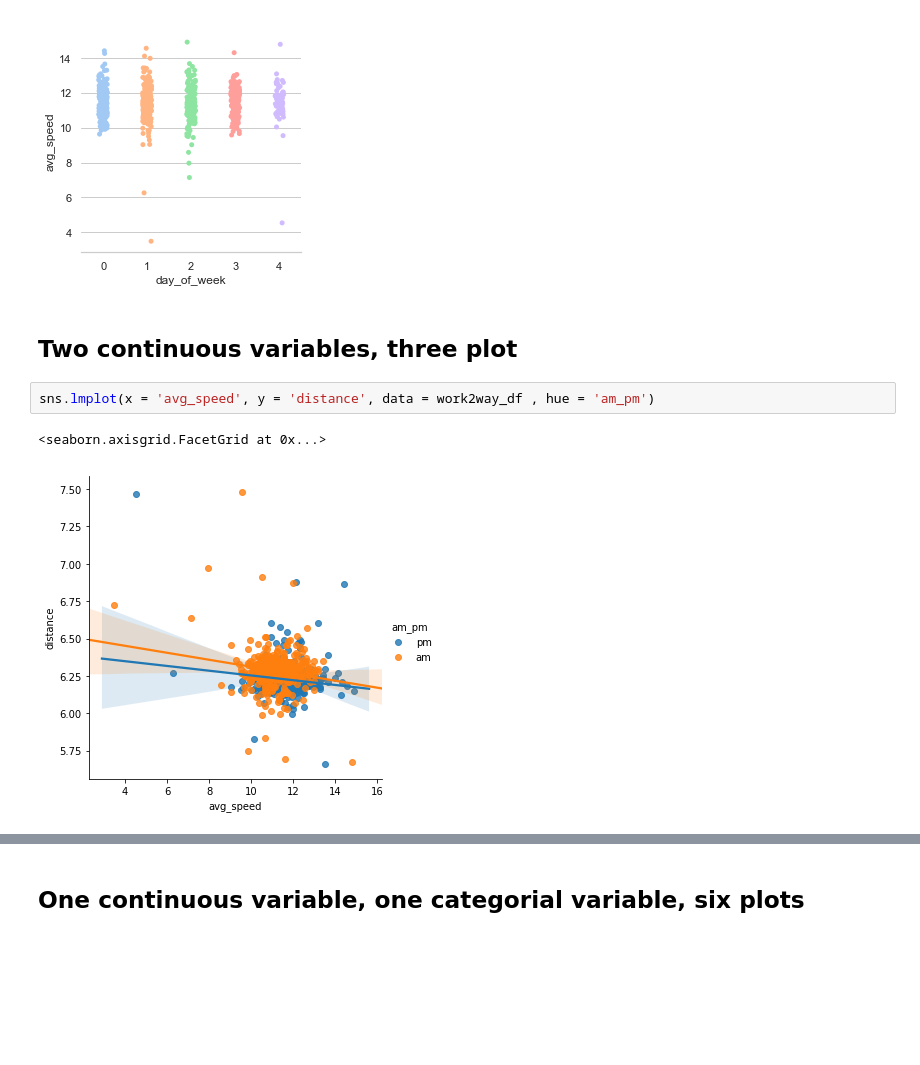
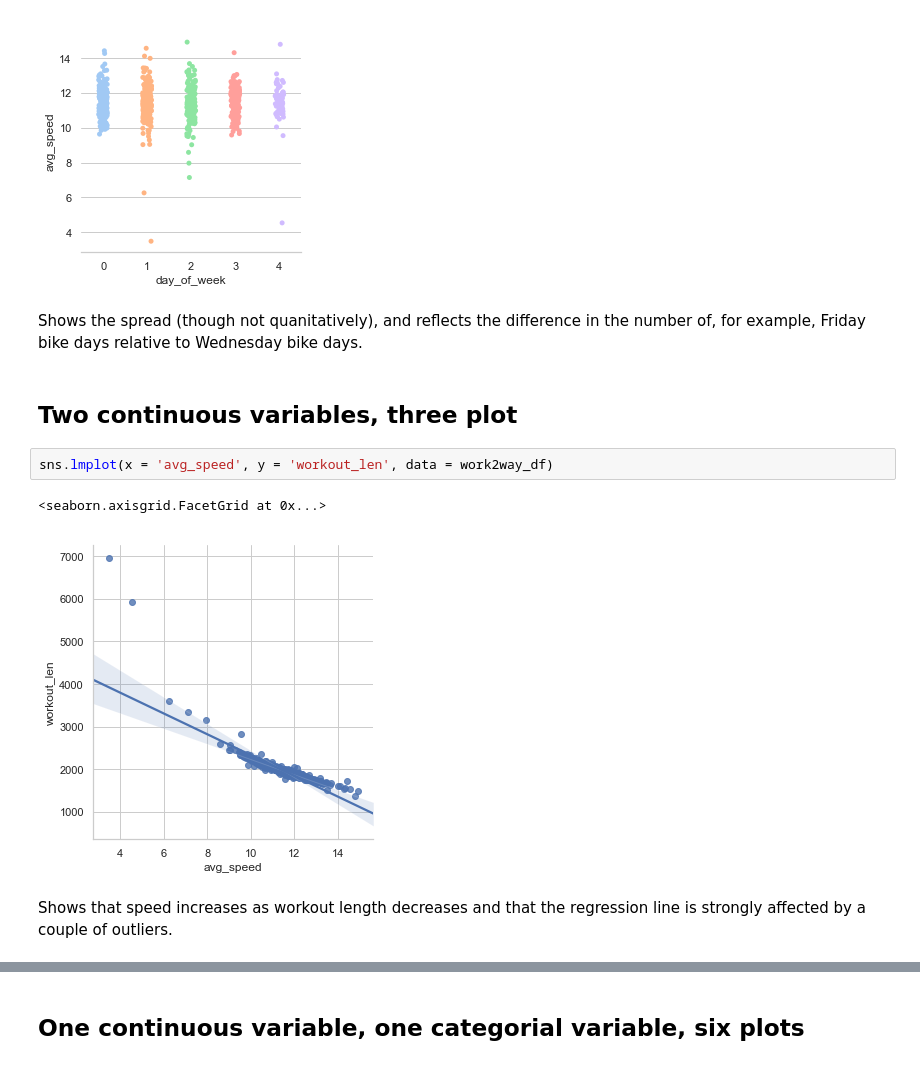
Before and after one commit to jordanplanders/Thinkful, a Jupyter notebook: Bootcamp/Unit 1/bike_data/Kevin_bike_datavis.ipynb, the cells around one changed output, grey strips where cells are left out. Drawn from its saved outputs; the diff is of its cells as text; blank space fills up the shorter version.

Commit message:
added captions on plots

```diff
--- a/Bootcamp/Unit 1/bike_data/Kevin_bike_datavis.ipynb
+++ b/Bootcamp/Unit 1/bike_data/Kevin_bike_datavis.ipynb
@@ -120,11 +124,15 @@ ax = sns.catplot(x="day_of_week", y="avg_speed", data=work2way_df,
 sns.despine(left=True)
 # %% [output]
 [figure]
+# %% [markdown]
+Shows the spread (though not quanitatively), and reflects the difference in the number of, for example, Friday bike days relative to Wednesday bike days.
 # %% [markdown]
 ## Two continuous variables, three plot
 # %%
-sns.lmplot(x = 'avg_speed', y = 'distance', data = work2way_df , hue = 'am_pm')
+sns.lmplot(x = 'avg_speed', y = 'workout_len', data = work2way_df)
 # %% [output]
 <seaborn.axisgrid.FacetGrid at 0x...>
-[figure, old version]
+[figure, new version]
+# %% [markdown]
+Shows that speed increases as workout length decreases and that the regression line is strongly affected by a couple of outliers.
 # %%
```
Also changed, not shown: parts of 12 cells of this notebook.
